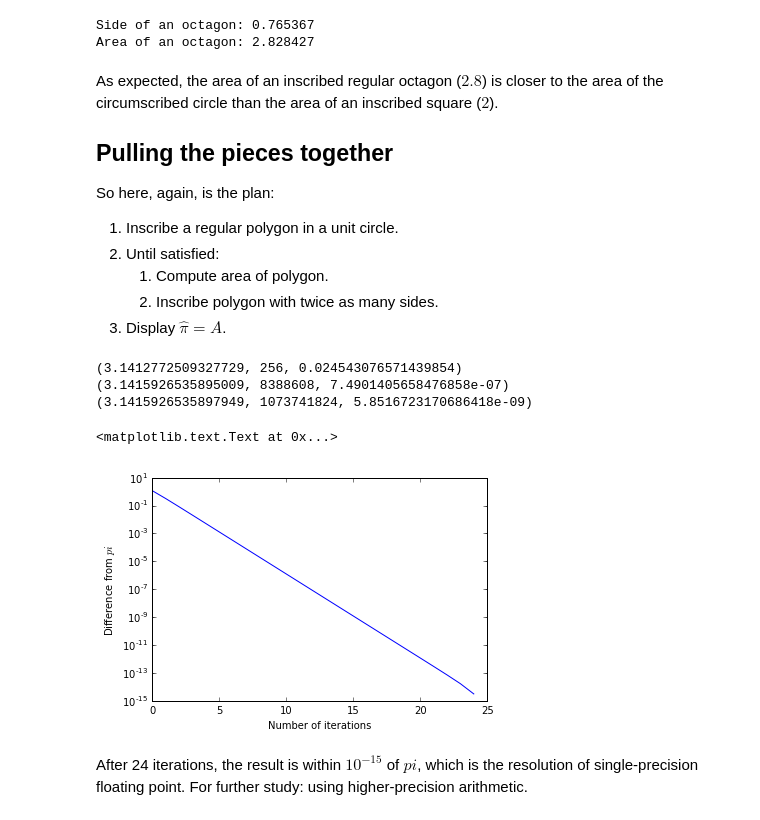
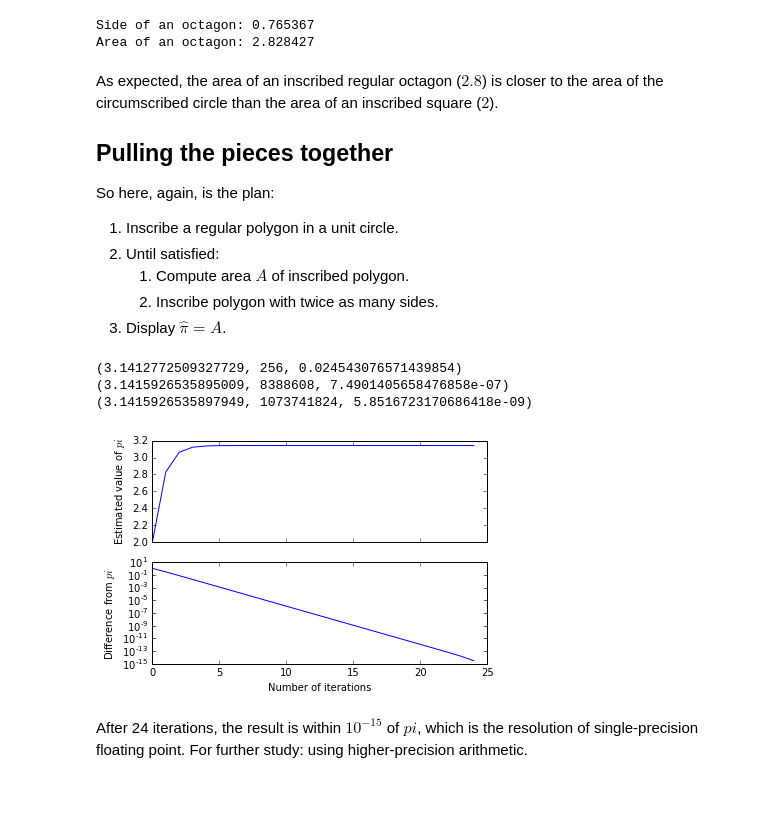
Before and after one commit to vobine/hacks, a Jupyter notebook: Pi2016.ipynb, the cells around one changed output. Cells and saved outputs as stored; diff of their text form; code cells hidden in the pictures; blank space fills up the shorter version.

```diff
--- a/Pi2016.ipynb
+++ b/Pi2016.ipynb
@@ -167,7 +187,7 @@ As expected, the area of an inscribed regular octagon ($2.8$) is closer to the a
 So here, again, is the plan:
 1. Inscribe a regular polygon in a unit circle.
 2. Until satisfied:
-    1. Compute area of polygon.
+    1. Compute area $A$ of inscribed polygon.
     2. Inscribe polygon with twice as many sides.
 3. Display $\hat{\pi} = A$.
 # %%
@@ -202,23 +222,26 @@ print (polyPiLoop (epsilon=1.0e-30))
 # %%
 def convergence (n=25):
     """Return a vector of estimated values for pi at each iteration."""
     sides = 4
     base = np.sqrt (2)
     estimates = np.zeros (n, dtype=float)
     for i in range (n):
         current, h = polyPi (sides, base)
         estimates[i] = current
         base = doublePolygon (base, h)
         sides *= 2
 
     return estimates
 
-plt.semilogy (np.pi - convergence ())
-plt.xlabel ('Number of iterations')
-plt.ylabel ('Difference from $pi$')
+estimates = convergence ()
+f, a = plt.subplots (2, 1, sharex=True)
+a[0].plot (estimates)
+a[0].set_ylabel ('Estimated value of $pi$')
+a[1].semilogy (np.pi - estimates)
+a[1].set_xlabel ('Number of iterations')
+a[1].set_ylabel ('Difference from $pi$');
 # %% [output]
-<matplotlib.text.Text at 0x...>
-[figure, old version]
+[figure, new version]
 # %% [markdown]
 After 24 iterations, the result is within $10^{-15}$ of $pi$, which is the resolution of single-precision floating point.
 For further study: using higher-precision arithmetic.
```
Also changed, not shown: parts of 7 cells of this notebook.
